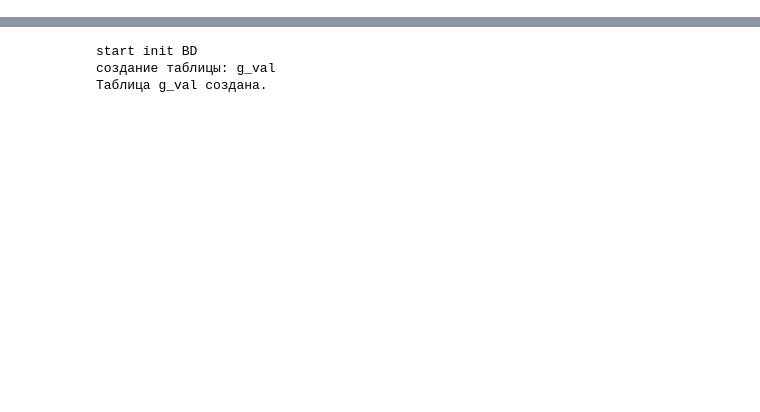
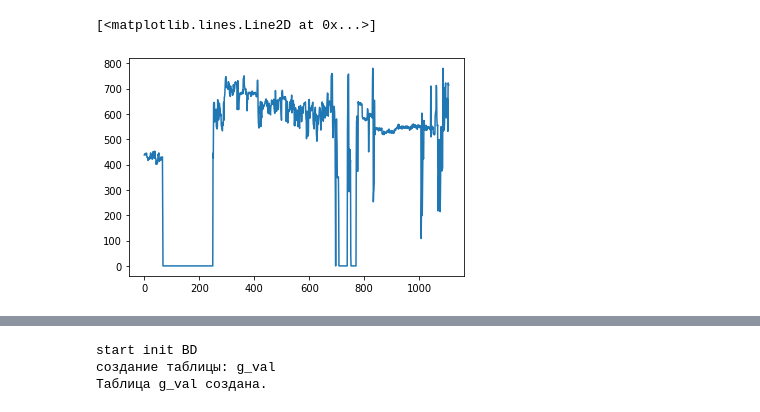
Before and after one commit to r476/raspi_doc, a Jupyter notebook: raspi_doc.ipynb, the cells around one changed output, grey strips where cells are left out. Drawn from its saved outputs; the diff is of its cells as text; code cells hidden in the pictures; blank space fills up the shorter version.

```diff
--- a/raspi_doc.ipynb
+++ b/raspi_doc.ipynb
@@ -82,0 +59,13 @@ data[0]
+# %%
+import sqlite3
+import pandas as pd
+import matplotlib.pyplot as plt
+
+conn = sqlite3.connect('/home/pi/hdd_drive/pavlovsk_doc/bd/raspi_doc.db')
+df = pd.read_sql('SELECT Genset1_Act_power as G1, Genset2_Act_power as G2, Genset3_Act_power as G3, Genset4_Act_power as G4, Genset5_Act_power as G5 FROM g_val', conn)
+conn.close()
+
+plt.plot(df['G1'])
+# %% [output]
+[<matplotlib.lines.Line2D at 0x...>]
+[figure, added]
```
Also changed, not shown: parts of 30 cells of this notebook, 20 other files.
